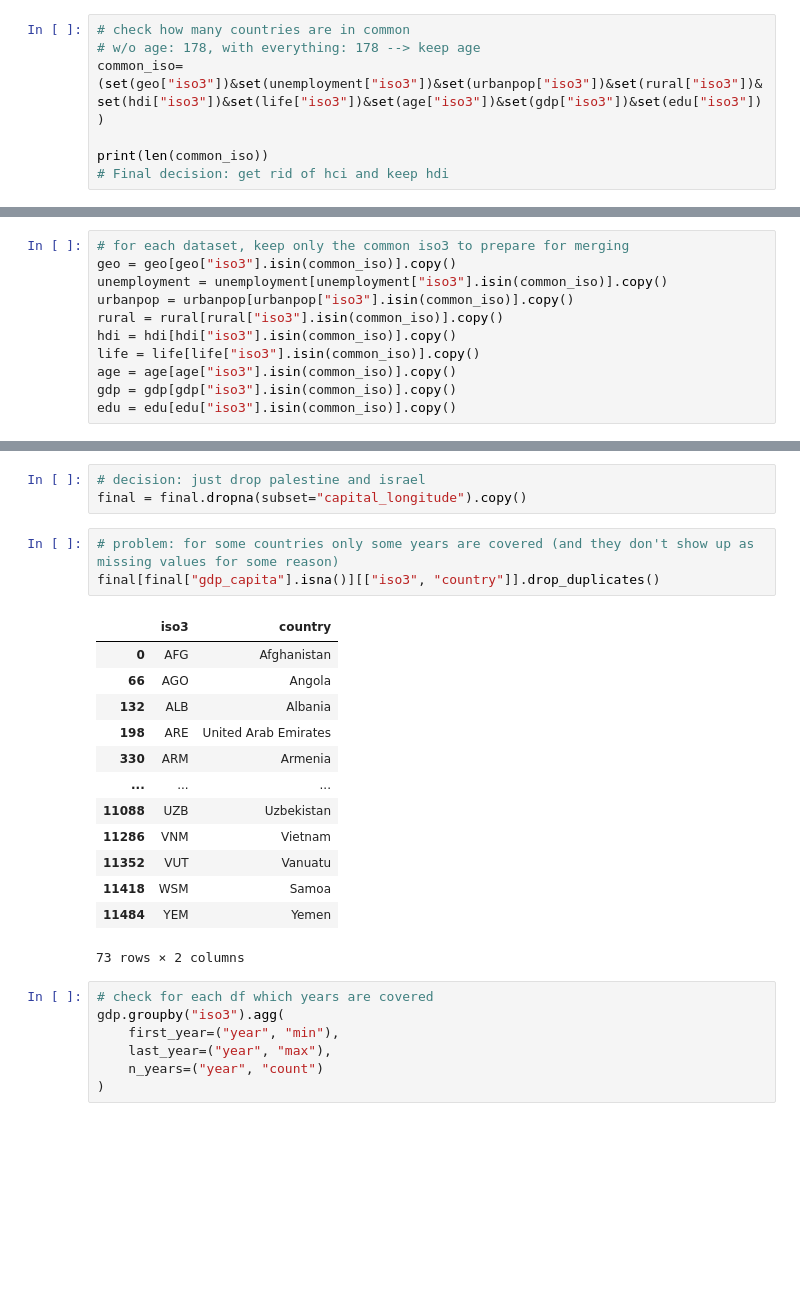
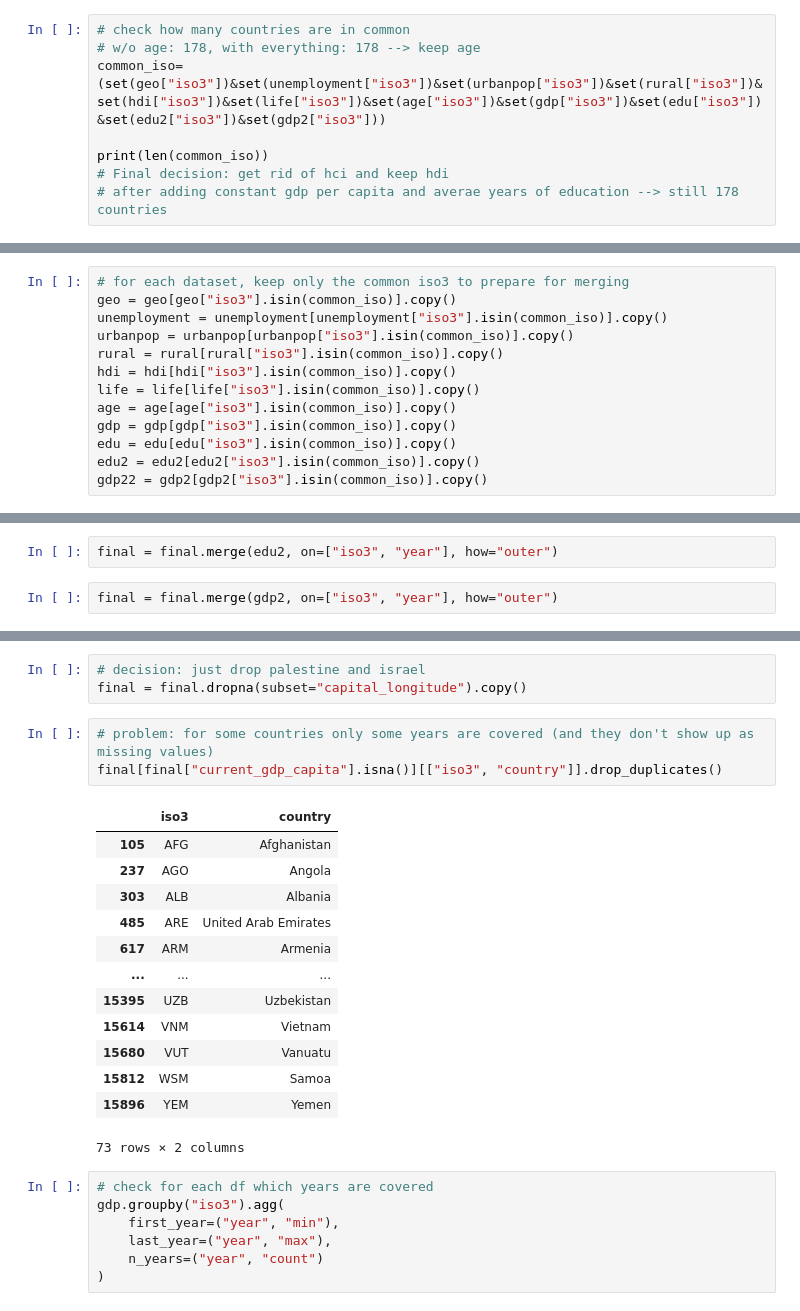
Before and after one commit to Mil4222/Final-Project, a Jupyter notebook: scripts/final_merge/final_merge.ipynb, the cells around one changed output, grey strips where cells are left out. Saved outputs shown, nothing was run; the diff lists cells and outputs as text; blank space fills up the shorter version.

Commit message:
merge constant gdp and edu data

```diff
--- a/scripts/final_merge/final_merge.ipynb
+++ b/scripts/final_merge/final_merge.ipynb
@@ -280,10 +335,11 @@ edu = edu.drop(columns="country")
 # %%
 # check how many countries are in common
 # w/o age: 178, with everything: 178 --> keep age
-common_iso=(set(geo["iso3"])&set(unemployment["iso3"])&set(urbanpop["iso3"])&set(rural["iso3"])&set(hdi["iso3"])&set(life["iso3"])&set(age["iso3"])&set(gdp["iso3"])&set(edu["iso3"]))
+common_iso=(set(geo["iso3"])&set(unemployment["iso3"])&set(urbanpop["iso3"])&set(rural["iso3"])&set(hdi["iso3"])&set(life["iso3"])&set(age["iso3"])&set(gdp["iso3"])&set(edu["iso3"])&set(edu2["iso3"])&set(gdp2["iso3"]))
 
 print(len(common_iso))
 # Final decision: get rid of hci and keep hdi
+# after adding constant gdp per capita and averae years of education --> still 178 countries
 # %% [output]
 178
 # %%
@@ -297,6 +353,8 @@ life = life[life["iso3"].isin(common_iso)].copy()
 age = age[age["iso3"].isin(common_iso)].copy()
 gdp = gdp[gdp["iso3"].isin(common_iso)].copy()
 edu = edu[edu["iso3"].isin(common_iso)].copy()
+edu2 = edu2[edu2["iso3"].isin(common_iso)].copy()
+gdp22 = gdp2[gdp2["iso3"].isin(common_iso)].copy()
 # %% [markdown]
 Merging plan:
 - keep only common countries (iso3) -> get rid of aggregates, small territories and differences
@@ -319,6 +377,10 @@ final = final.merge(age, on=["iso3", "year"], how="outer")
 final = final.merge(gdp, on=["iso3", "year"], how="outer")
 # %%
 final = final.merge(edu, on=["iso3", "year"], how="outer")
+# %%
+final = final.merge(edu2, on=["iso3", "year"], how="outer")
+# %%
+final = final.merge(gdp2, on=["iso3", "year"], how="outer")
 # %%
 print(final.shape)
 print(final.info())
@@ -395,21 +458,21 @@ final[final["capital_latitude"].isna()][["iso3", "country"]].drop_duplicates()
 # decision: just drop palestine and israel
 final = final.dropna(subset="capital_longitude").copy()
 # %%
-# problem: for some countries only some years are covered (and they don't show up as missing values for some reason)
-final[final["gdp_capita"].isna()][["iso3", "country"]].drop_duplicates()
+# problem: for some countries only some years are covered (and they don't show up as missing values)
+final[final["current_gdp_capita"].isna()][["iso3", "country"]].drop_duplicates()
 # %% [output]
 |  | iso3 | country |
-| 0 | AFG | Afghanistan |
-| 66 | AGO | Angola |
-| 132 | ALB | Albania |
-| 198 | ARE | United Arab Emirates |
-| 330 | ARM | Armenia |
+| 105 | AFG | Afghanistan |
+| 237 | AGO | Angola |
+| 303 | ALB | Albania |
+| 485 | ARE | United Arab Emirates |
+| 617 | ARM | Armenia |
 | ... | ... | ... |
-| 11088 | UZB | Uzbekistan |
-| 11286 | VNM | Vietnam |
-| 11352 | VUT | Vanuatu |
-| 11418 | WSM | Samoa |
-| 11484 | YEM | Yemen |
+| 15395 | UZB | Uzbekistan |
+| 15614 | VNM | Vietnam |
+| 15680 | VUT | Vanuatu |
+| 15812 | WSM | Samoa |
+| 15896 | YEM | Yemen |
 73 rows × 2 columns
 # %%
 # check for each df which years are covered
```
Also changed, not shown: parts of 15 cells of this notebook, 5 other files.
